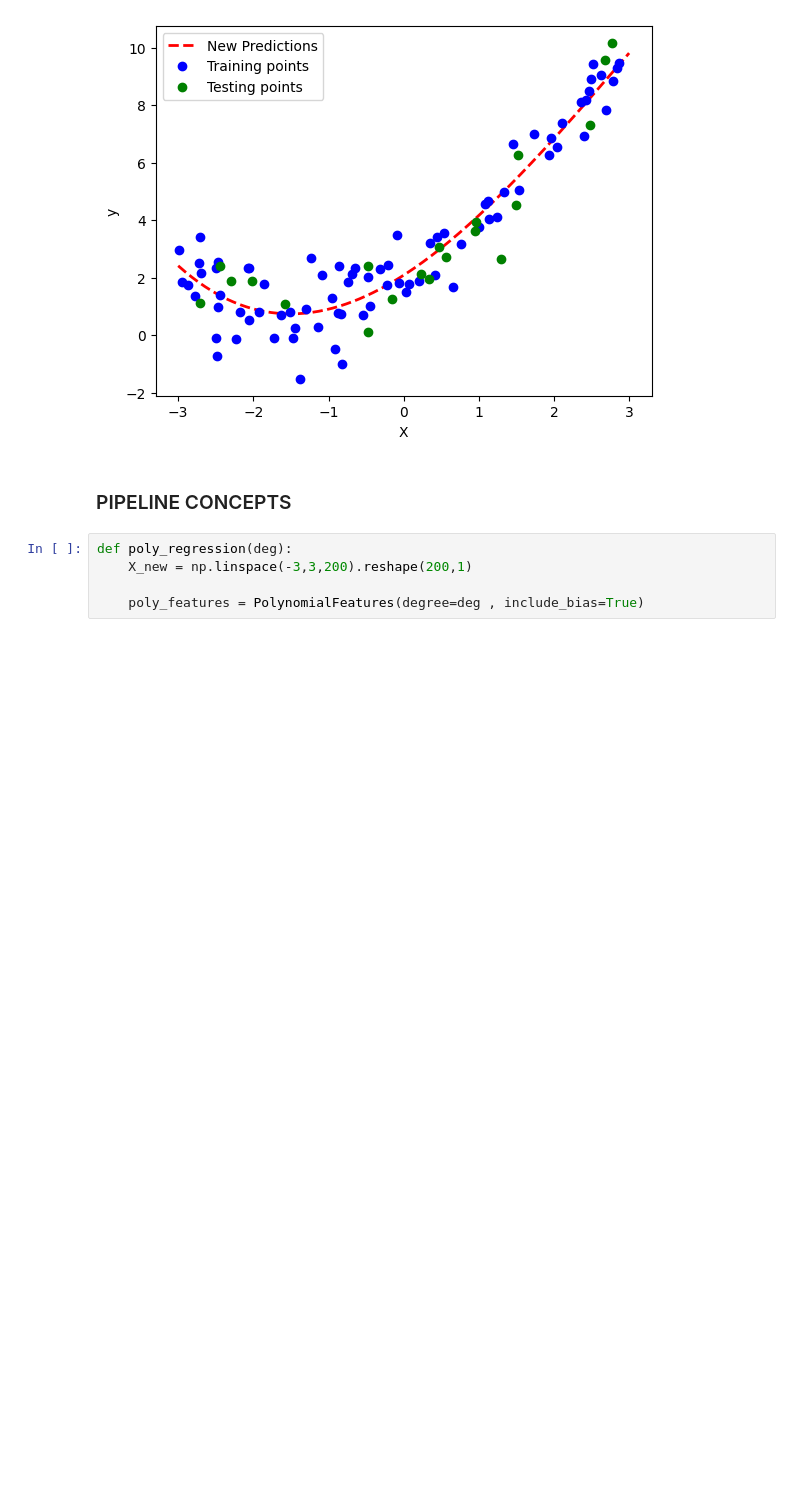
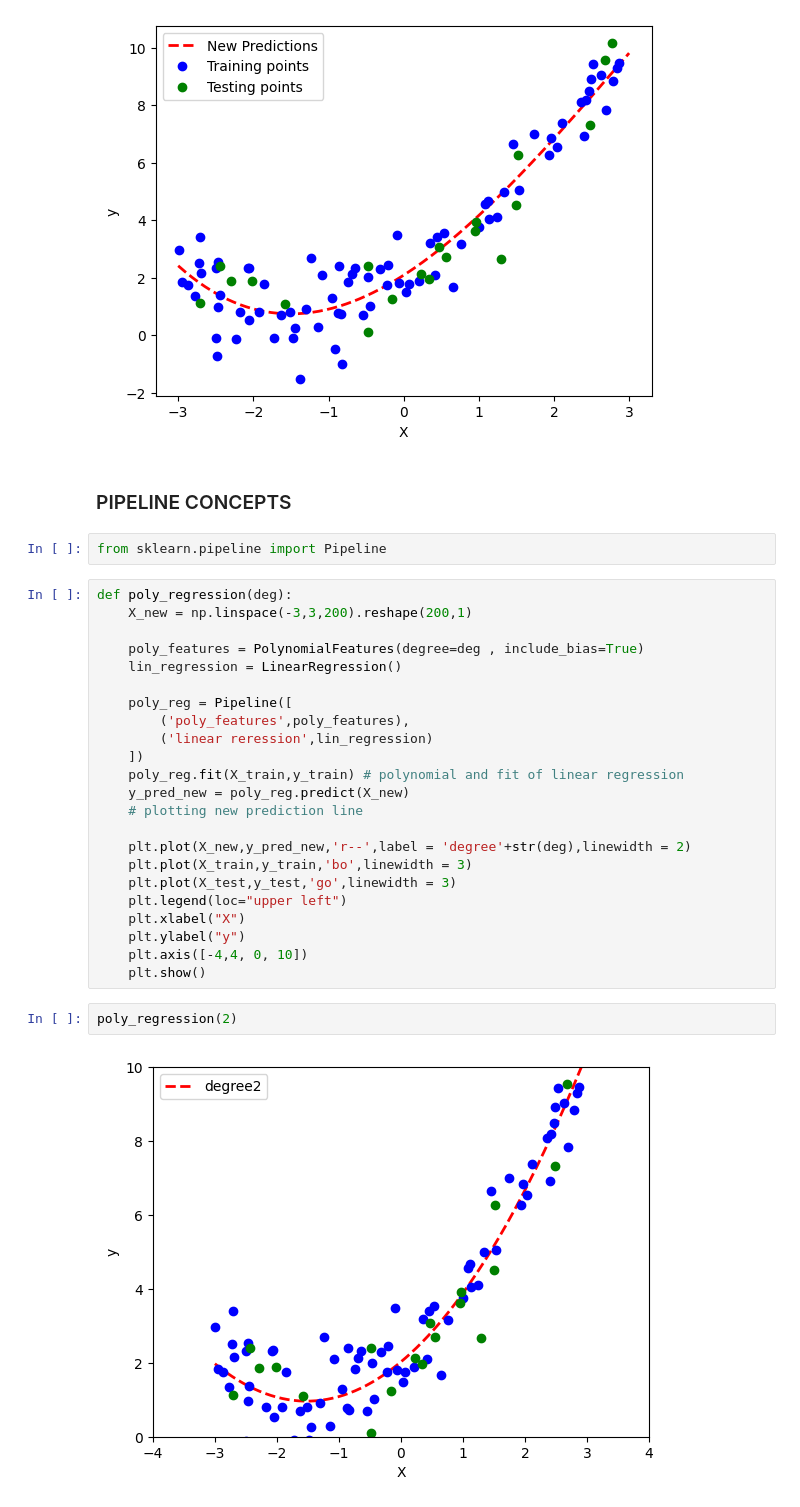
Before and after one commit to Navneet0094/Data-science, a Jupyter notebook: ML Practice/Linear regression/polynomial.ipynb, the cells around one changed output. Drawn from its saved outputs; the diff is of its cells as text; blank space fills up the shorter version.

Commit message:
Polynomial Pipline  implementation

```diff
--- a/ML Practice/Linear regression/polynomial.ipynb
+++ b/ML Practice/Linear regression/polynomial.ipynb
@@ -163,8 +163,32 @@ plt.show()
 [figure]
 # %% [markdown]
 ### PIPELINE CONCEPTS
+# %%
+from sklearn.pipeline import Pipeline
 # %%
 def poly_regression(deg):
     X_new = np.linspace(-3,3,200).reshape(200,1)
 
     poly_features = PolynomialFeatures(degree=deg , include_bias=True)
+    lin_regression = LinearRegression()
+
+    poly_reg = Pipeline([
+        ('poly_features',poly_features),
+        ('linear reression',lin_regression)
+    ])
+    poly_reg.fit(X_train,y_train) # polynomial and fit of linear regression
+    y_pred_new = poly_reg.predict(X_new)
+    # plotting new prediction line
+
+    plt.plot(X_new,y_pred_new,'r--',label = 'degree'+str(deg),linewidth = 2)
+    plt.plot(X_train,y_train,'bo',linewidth = 3)
+    plt.plot(X_test,y_test,'go',linewidth = 3)
+    plt.legend(loc="upper left")
+    plt.xlabel("X")
+    plt.ylabel("y")
+    plt.axis([-4,4, 0, 10])
+    plt.show()
+# %%
+poly_regression(2)
+# %% [output]
+[figure, added]
```
Also changed, not shown: parts of 2 cells of this notebook, 1 other file.
